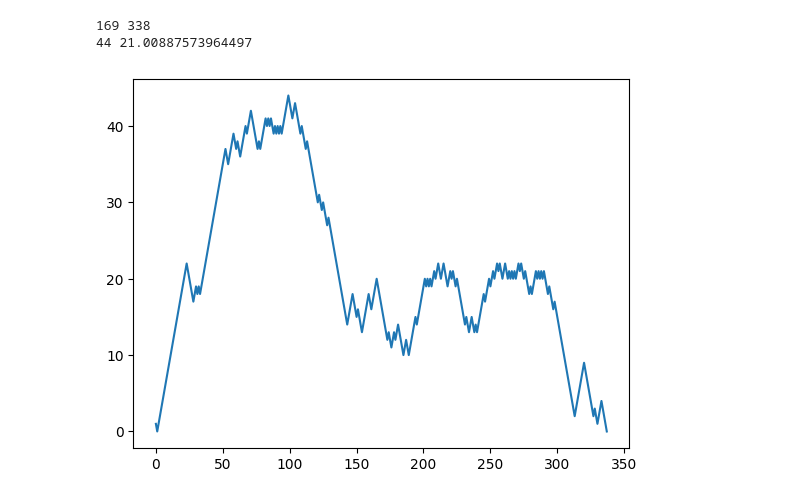
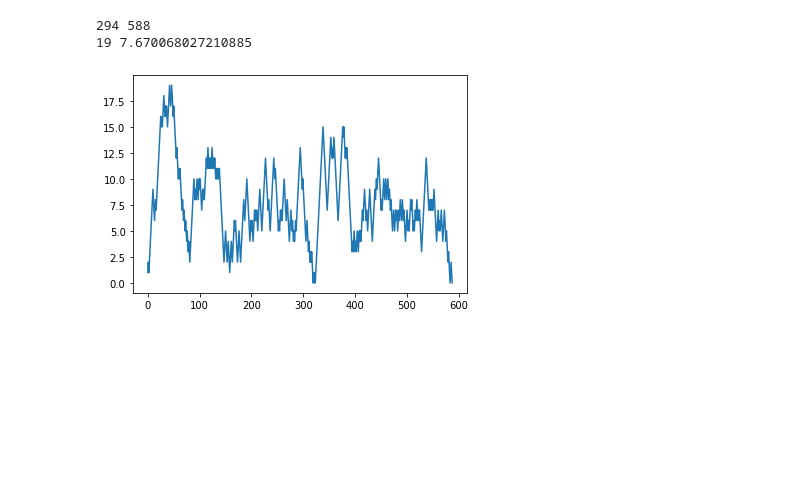
Before and after one commit to wutianyuan1/ROLL, a Jupyter notebook: global_scheduler/parse.ipynb, the cells around one changed output. Cells and saved outputs as stored; diff of their text form; code cells hidden in the pictures; blank space fills up the shorter version.

```diff
--- a/global_scheduler/parse.ipynb
+++ b/global_scheduler/parse.ipynb
@@ -4,7 +4,9 @@ import matplotlib.pyplot as plt
 import pandas as pd
 import json
 import numpy as np
-from datetime import datetime
+import datetime
+import matplotlib
+matplotlib.rcParams['pdf.fonttype'] = 42
 # %%
 class Job:
     def __init__(self, jid, ts, te):
@@ -15,37 +17,39 @@ with open(fn, 'r') as f:
     content = json.load(f)
 
 jobs = []
 events = []
-start, end, step = 0, 10000, 10
+start, end, step = 0, 30000, 20
 for item in content[start:end:step]:
     jid = item['jobid']
     if len(item['attempts']) == 0 or item['attempts'][0]['start_time'] == 'None' or item['attempts'][0]['end_time'] == 'None':
         continue
-    t_start = datetime.strptime(item['attempts'][0]['start_time'], "%Y-%m-%d %H:%M:%S")
-    t_end = datetime.strptime(item['attempts'][0]['end_time'], "%Y-%m-%d %H:%M:%S")
+    t_start = datetime.datetime.strptime(item['attempts'][0]['start_time'], "%Y-%m-%d %H:%M:%S")
+    t_end = datetime.datetime.strptime(item['attempts'][0]['end_time'], "%Y-%m-%d %H:%M:%S")
     duration = (t_end - t_start).total_seconds()
     if duration >= 3600:
         jobs.append(Job(jid, t_start, t_end))
         events.append((t_start, 1, jid))
         events.append((t_end, -1, jid))
 
 print(len(jobs), len(events))
 running_jobs = 0
 max_running_jobs = 0
 running_job_sizes = []
+ts = []
 events.sort()
 with open(f"trace/philly_{start}_{end}_{step}.trace", 'w') as of:
     for (t, delta_n, jid) in events:
         of.write(f"{jid}, {t}, {delta_n}\n")
 for (t, delta_n, jid) in events:
     running_jobs += delta_n
     max_running_jobs = max(max_running_jobs, running_jobs)
     running_job_sizes.append(running_jobs)
+    ts.append(t)
     # print(f"{t=}, {running_jobs=}")
 plt.plot(running_job_sizes)
 print(max_running_jobs, sum(running_job_sizes) / len(running_job_sizes))
 # %% [output]
-169 338
-44 21.00887573964497
+294 588
+19 7.670068027210885
-[figure, old version]
+[figure, new version]
 # %%
```
Also changed, not shown: parts of 1 cell of this notebook, 16 other files.
